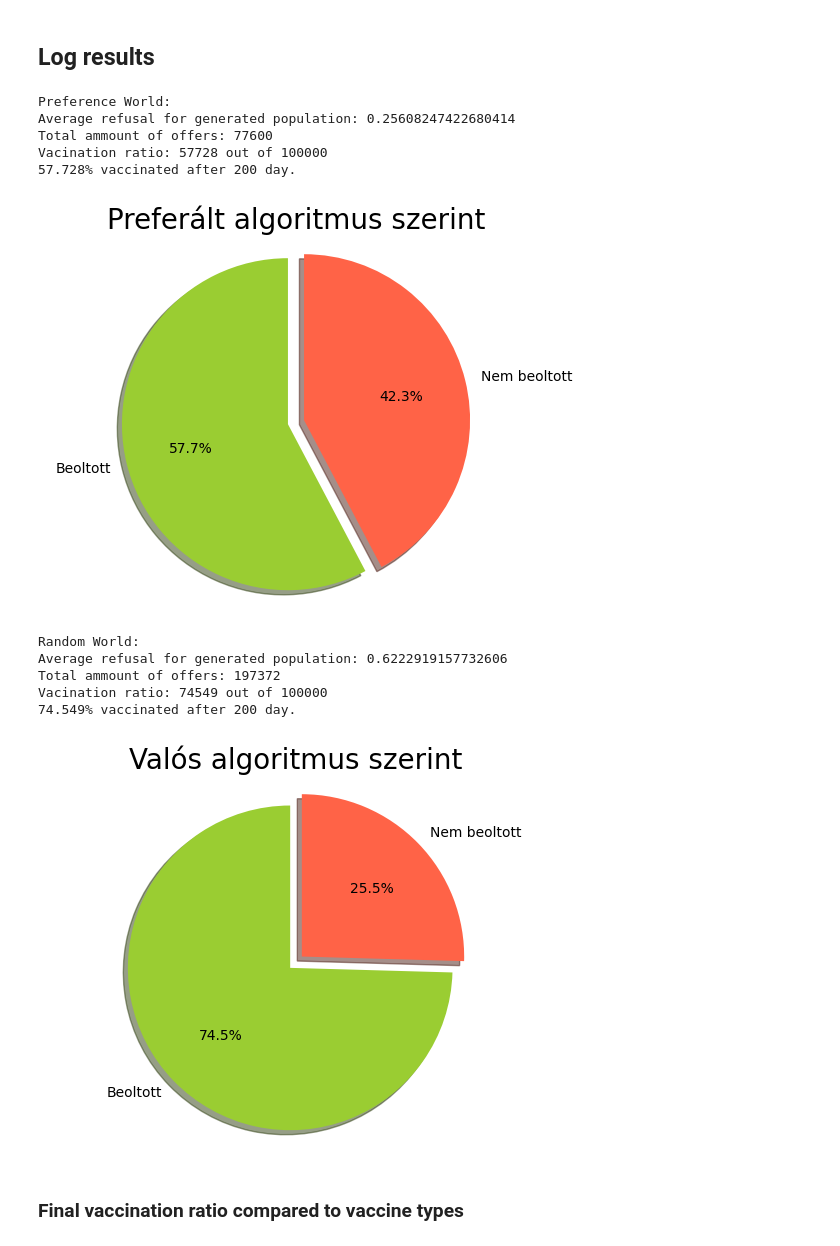
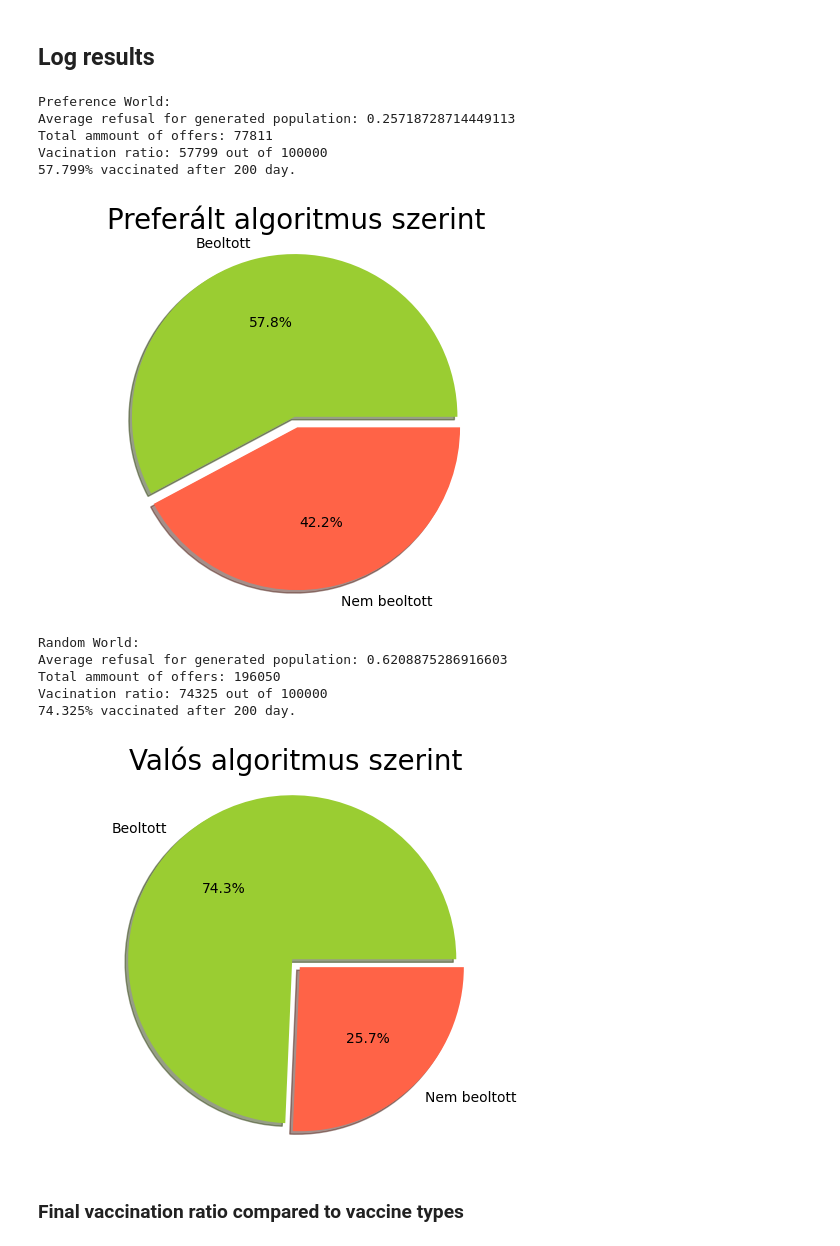
Before and after one commit to papel1/COVIDsim, a Jupyter notebook: Tests.ipynb, the cells around one changed output. Saved outputs shown, nothing was run; the diff lists cells and outputs as text; code cells hidden in the pictures.

```diff
--- a/Tests.ipynb
+++ b/Tests.ipynb
@@ -116,45 +116,45 @@ def logger(world: World, title):
         counter += p.offered_counter - (1 if p.accepted else 0)
         full_offer_number += p.offered_counter
         if p.accepted:
             vaccinated += 1
 
     vac_per = vaccinated * 100.0 / len(world.population.people_list)
     print(f"Average refusal for generated population: {counter / full_offer_number}")
     print(f"Total ammount of offers: {full_offer_number}")
     print(f"Vacination ratio: {vaccinated} out of {len(world.population.people_list)}")
     print(f"{vac_per}% vaccinated after {Constants.currentCfg.execution_time} day.")
 
     labels = 'Beoltott', 'Nem beoltott'
     sizes = [vaccinated, len(world.population.people_list) - vaccinated]
     explode = (0.1, 0)
     colors = ['yellowgreen', 'tomato']
 
     fig1, ax1 = plt.subplots()
     ax1.pie(sizes, explode = explode, labels = labels, colors = colors, autopct = '%1.1f%%',
-            shadow = True, startangle = 90)
+            shadow = True, startangle = 0, radius = 1.5)
     ax1.axis('equal')
 
     plt.title(title, fontsize = 20)
     plt.show()
 
 print("Preference World:")
 logger(world, 'Preferált algoritmus szerint')
 
 print("Random World:")
 logger(world2, 'Valós algoritmus szerint')
 # %% [output]
 Preference World:
-Average refusal for generated population: 0.25608247422680414
-Total ammount of offers: 77600
-Vacination ratio: 57728 out of 100000
-57.728% vaccinated after 200 day.
+Average refusal for generated population: 0.25718728714449113
+Total ammount of offers: 77811
+Vacination ratio: 57799 out of 100000
+57.799% vaccinated after 200 day.
-[figure, old version]
+[figure, new version]
 Random World:
-Average refusal for generated population: 0.6222919157732606
-Total ammount of offers: 197372
-Vacination ratio: 74549 out of 100000
-74.549% vaccinated after 200 day.
+Average refusal for generated population: 0.6208875286916603
+Total ammount of offers: 196050
+Vacination ratio: 74325 out of 100000
+74.325% vaccinated after 200 day.
-[figure, old version]
+[figure, new version]
 # %% [markdown]
 ### Final vaccination ratio compared to vaccine types
 # %%
```
Also changed, not shown: parts of 6 cells of this notebook, 7 other files.
